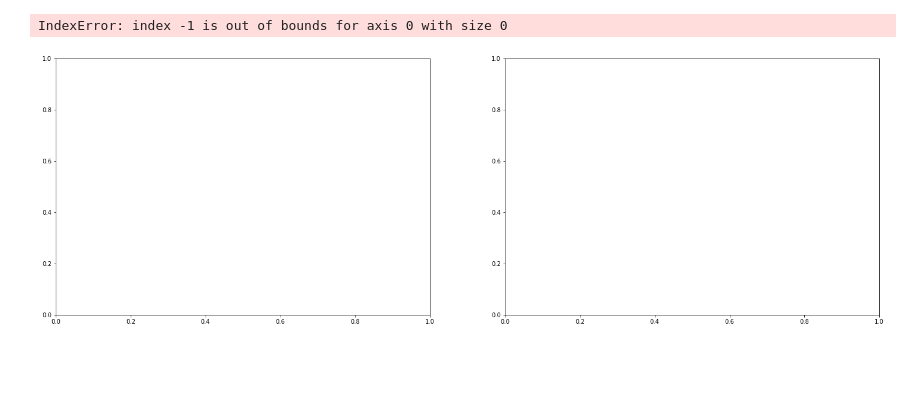
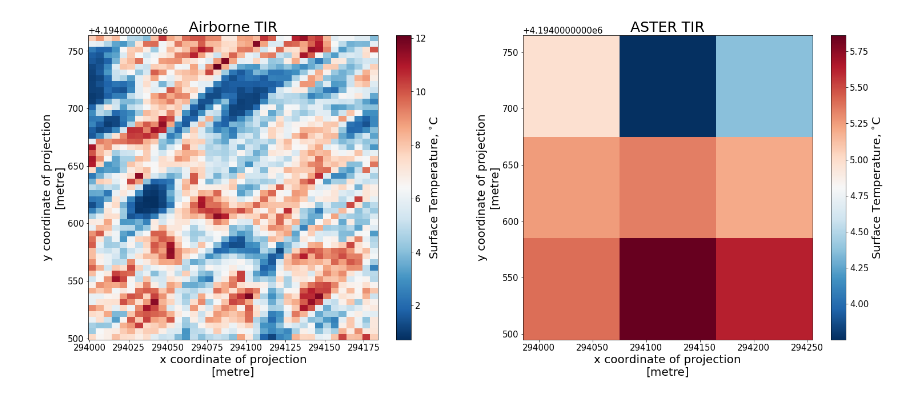
Before and after one commit to UW-GDA/aster-thermal, a Jupyter notebook: april21_workbook.ipynb, the cells around one changed output. Drawn from its saved outputs; the diff is of its cells as text; code cells hidden in the pictures; blank space fills up the shorter version.

```diff
--- a/april21_workbook.ipynb
+++ b/april21_workbook.ipynb
@@ -142,17 +235,32 @@ Coordinates:
+# %%
+min_lon = 294000
+min_lat = 4194500
+max_lon = 294180
+max_lat = 4194760
+
+air_clipped = air_tb.rio.clip_box(
+    min_lon,
+    min_lat,
+    max_lon,
+    max_lat,
+)
+
+ast_clipped = aster_tb_degC.rio.clip_box(
+    min_lon,
+    min_lat,
+    max_lon,
+    max_lat,
+)
 # %%
-# Mask ASTER to study area
-aster_tb_masked = aster_tb_degC.where(~np.isnan(air_tb))
+# Plot both datasets
+f, ax = plt.subplots(1,2,figsize=(25,9.8))
 
-# Plot both datasets
-f, ax = plt.subplots(1,2,figsize=(25,8))
+air_clipped.plot(cmap='RdBu_r', cbar_kwargs={'label': 'Surface Temperature, $^{\circ}$C'},ax=ax[0])
+#ax[0].add_artist(ScaleBar(1.0))
+ax[0].set_title('Airborne TIR', fontsize=25)
 
-aster_tb_masked.plot(cmap='RdBu_r', cbar_kwargs={'label': 'Surface Temperature, $^{\circ}$C'},vmin=-10,vmax=10, ax=ax[0])
-ax[0].add_artist(ScaleBar(1.0))
-ax[0].set_title('ASTER Surface Temperature')
-
-air_tb_repr.plot(cmap='RdBu_r', cbar_kwargs={'label': 'Surface Temperature, $^{\circ}$C'},vmin=-10,vmax=10,ax=ax[1])
-ax[1].add_artist(ScaleBar(1.0))
-ax[1].set_title('Reprojected Airborne Surface Temperature');
+ast_clipped.plot(cmap='RdBu_r', cbar_kwargs={'label': 'Surface Temperature, $^{\circ}$C'},ax=ax[1])
+#ax[1].add_artist(ScaleBar(1.0))
+ax[1].set_title('ASTER TIR', fontsize=25);
 # %% [output]
-IndexError: index -1 is out of bounds for axis 0 with size 0
-[figure, old version]
+[figure, new version]
```
Also changed, not shown: parts of 41 cells of this notebook.
